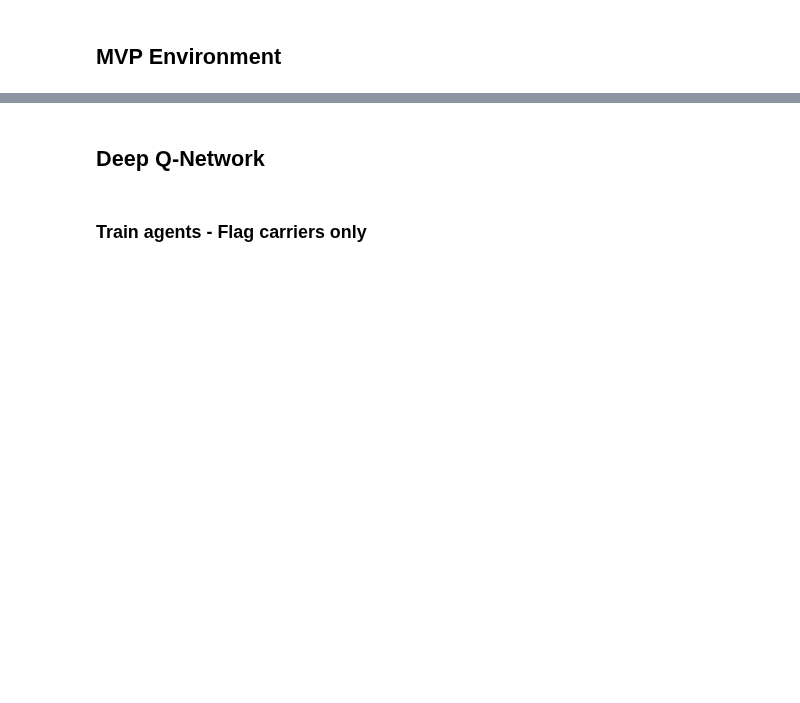
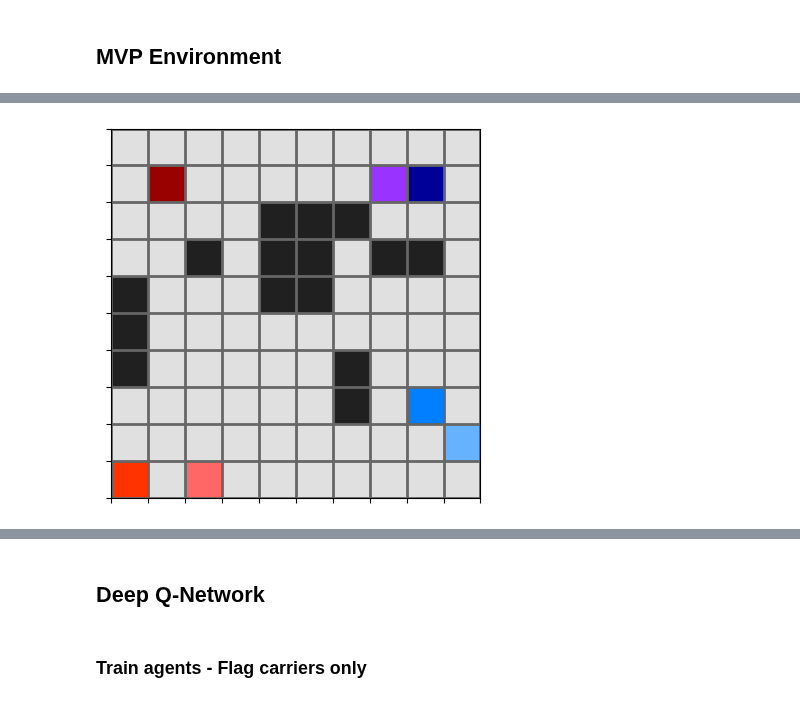
Before and after one commit to g-nightingale/marl-ctf-development, a Jupyter notebook: mvp_environment/mvp_env.ipynb, the cells around one changed output, grey strips where cells are left out. Saved outputs shown, nothing was run; the diff lists cells and outputs as text; code cells hidden in the pictures; blank space fills up the shorter version.

```diff
--- a/mvp_environment/mvp_env.ipynb
+++ b/mvp_environment/mvp_env.ipynb
@@ -30,2 +31,7 @@ env.render()
+# %%
+env = GridworldCtf(game_mode='random')
+env.render()
+# %% [output]
+[figure, added]
 # %%
 # playing against random agents
```
Also changed, not shown: parts of 32 cells of this notebook, 21 other files.
